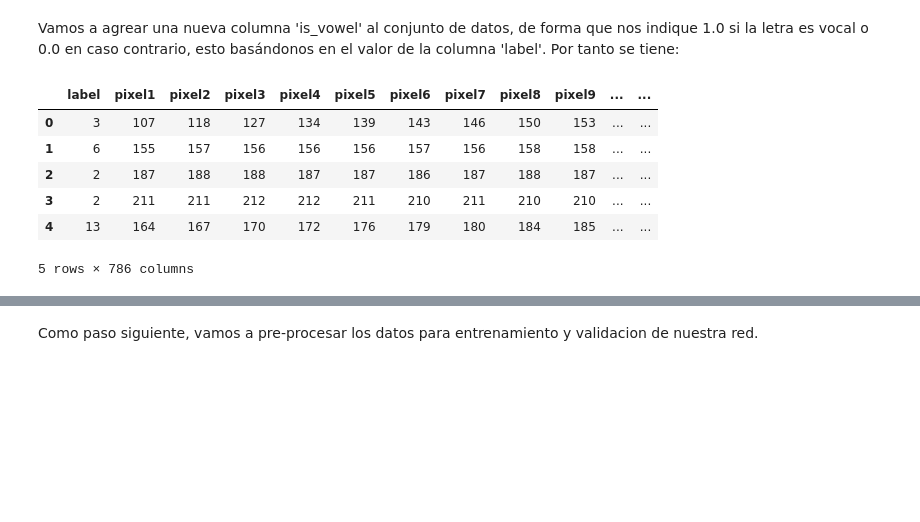
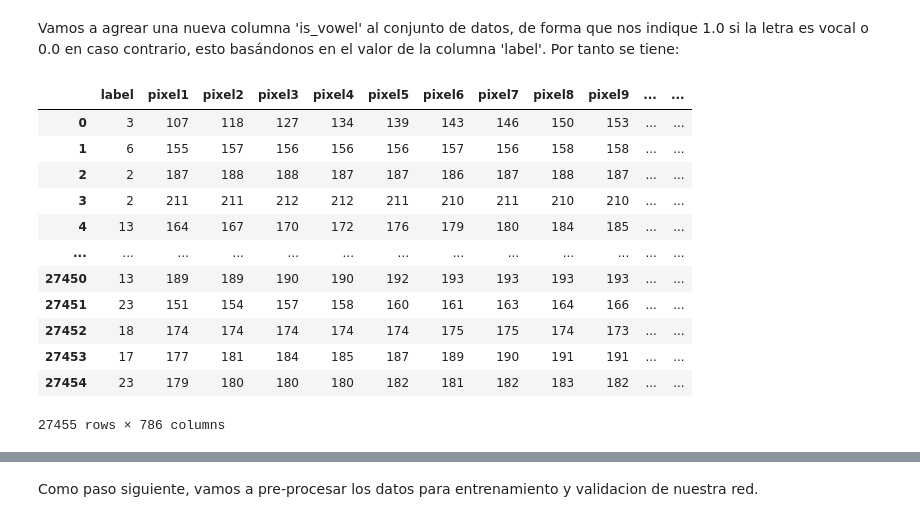
Before and after one commit to Morax19/ML_UCV, a Jupyter notebook: Parcial2/Parcial_02_pregrado_2025_DanielHernandez.ipynb, the cells around one changed output, grey strips where cells are left out. Cells and saved outputs as stored; diff of their text form; code cells hidden in the pictures; blank space fills up the shorter version.

```diff
--- a/Parcial2/Parcial_02_pregrado_2025_DanielHernandez.ipynb
+++ b/Parcial2/Parcial_02_pregrado_2025_DanielHernandez.ipynb
@@ -644,15 +644,15 @@ def threshold_logic_unit(x, w, b):
 
 def logic_not(x):
   # Implementación
-  return (-x + 0.5 > 0).float()
+  return threshold_logic_unit(x, -1, 0.5)
 
 def logic_or(x, y):
   # Implementación
-  return (x + y - 0.5 > 0).float()
+  return threshold_logic_unit(x + y, 1, -0.5)
 
 def logic_and(x, y):
   # Implementación
-  return (x + y - 1.5 > 0).float()
+  return threshold_logic_unit(x + y, 1, -1.5)
 
 def logic_implies(x, y):
   # Implementación
@@ -840,22 +845,28 @@ Vamos a agrear una nueva columna 'is_vowel' al conjunto de datos, de forma que n
 # %%
 def esVocal(x):
   vocales = [0, 4, 8, 14, 20]
 
   if x in vocales:
     return 1.0
   else:
     return 0.0
 
 train_df['is_vowel'] = train_df['label'].apply(esVocal)
 test_df['is_vowel'] = test_df['label'].apply(esVocal)
 
-train_df.head()
+train_df
 # %% [output]
 |  | label | pixel1 | pixel2 | pixel3 | pixel4 | pixel5 | pixel6 | pixel7 | pixel8 | pixel9 | ... | ... |
 | 0 | 3 | 107 | 118 | 127 | 134 | 139 | 143 | 146 | 150 | 153 | ... | ... |
 | 1 | 6 | 155 | 157 | 156 | 156 | 156 | 157 | 156 | 158 | 158 | ... | ... |
 | 2 | 2 | 187 | 188 | 188 | 187 | 187 | 186 | 187 | 188 | 187 | ... | ... |
 | 3 | 2 | 211 | 211 | 212 | 212 | 211 | 210 | 211 | 210 | 210 | ... | ... |
 | 4 | 13 | 164 | 167 | 170 | 172 | 176 | 179 | 180 | 184 | 185 | ... | ... |
+| ... | ... | ... | ... | ... | ... | ... | ... | ... | ... | ... | ... | ... |
+| 27450 | 13 | 189 | 189 | 190 | 190 | 192 | 193 | 193 | 193 | 193 | ... | ... |
+| 27451 | 23 | 151 | 154 | 157 | 158 | 160 | 161 | 163 | 164 | 166 | ... | ... |
+| 27452 | 18 | 174 | 174 | 174 | 174 | 174 | 175 | 175 | 174 | 173 | ... | ... |
+| 27453 | 17 | 177 | 181 | 184 | 185 | 187 | 189 | 190 | 191 | 191 | ... | ... |
+| 27454 | 23 | 179 | 180 | 180 | 180 | 182 | 181 | 182 | 183 | 182 | ... | ... |
-5 rows × 786 columns
+27455 rows × 786 columns
 # %%
```
Also changed, not shown: parts of 49 cells of this notebook.
